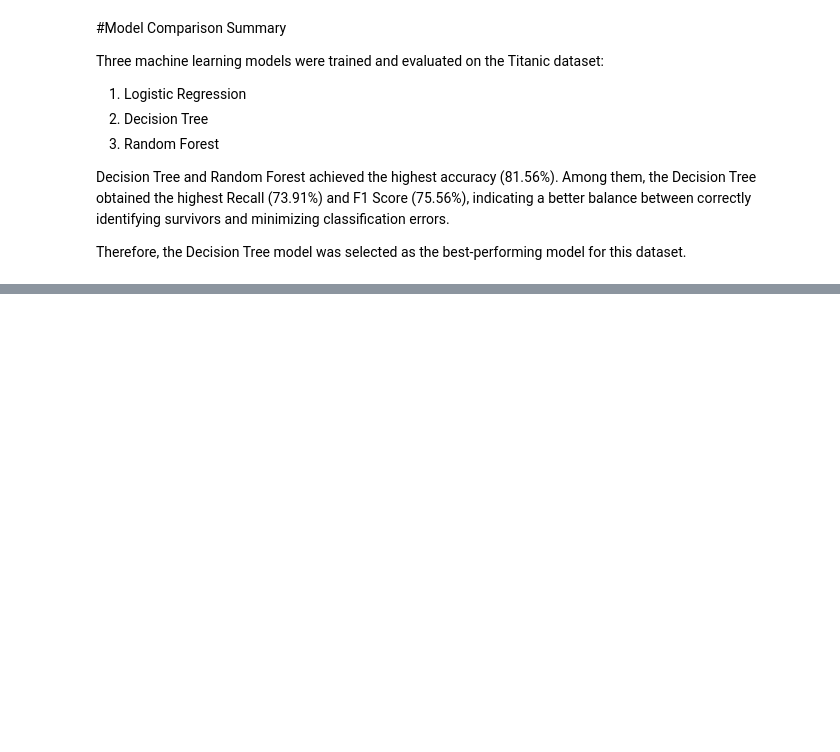
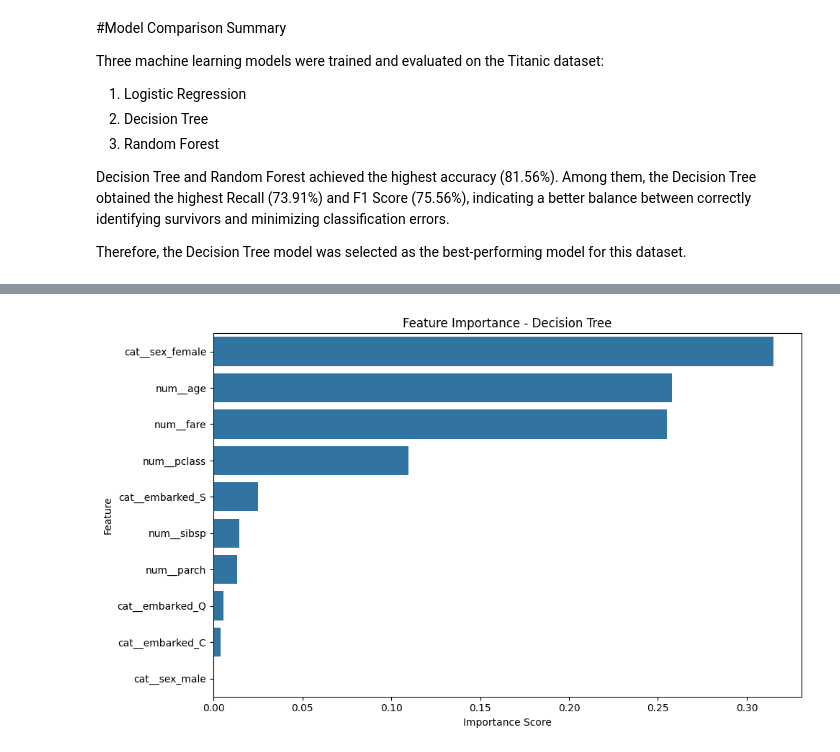
Before and after one commit to pavanndasarii/ai-ml-final-project, a Jupyter notebook: analytics/02_modeling.ipynb, the cells around one changed output, grey strips where cells are left out. Saved outputs shown, nothing was run; the diff lists cells and outputs as text; code cells hidden in the pictures; blank space fills up the shorter version.

```diff
--- a/analytics/02_modeling.ipynb
+++ b/analytics/02_modeling.ipynb
@@ -385,0 +530,20 @@ Therefore, the Decision Tree model was selected as the best-performing model for
+# %%
+# Get feature names after preprocessing
+feature_names = decision_tree_model.named_steps["preprocessor"].get_feature_names_out()
+
+# Get feature importance from the tuned Decision Tree
+importance = decision_tree_model.named_steps["classifier"].feature_importances_
+
+# Create a DataFrame
+feature_importance = pd.DataFrame({
+    "Feature": feature_names,
+    "Importance": importance
+})
+
+# Sort by importance
+feature_importance = feature_importance.sort_values(
+    by="Importance",
+    ascending=False
+)
+
+feature_importance.round(4)
@@ -385,0 +562,16 @@ Therefore, the Decision Tree model was selected as the best-performing model for
+# %%
+plt.figure(figsize=(10, 6))
+
+sns.barplot(
+    data=feature_importance,
+    x="Importance",
+    y="Feature"
+)
+
+plt.title("Feature Importance - Decision Tree")
+plt.xlabel("Importance Score")
+plt.ylabel("Feature")
+plt.tight_layout()
+plt.show()
+# %% [output]
+[figure, added]
```
Also changed, not shown: parts of 12 cells of this notebook.
